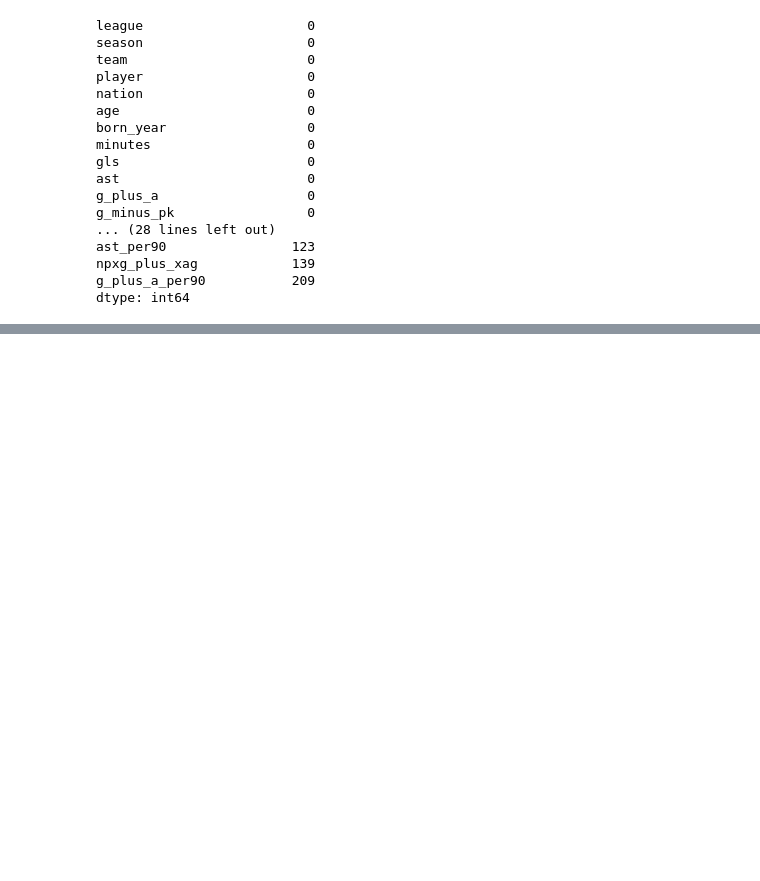
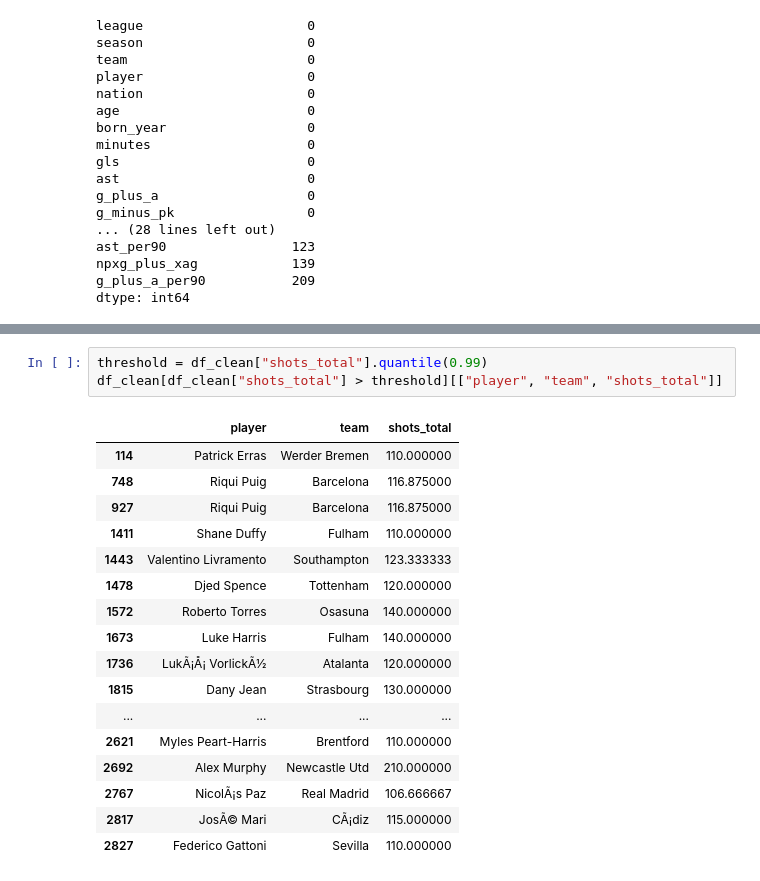
Before and after one commit to RiasMommy/Statapp, a Jupyter notebook: notebook/exploration.ipynb, the cells around one changed output, grey strips where cells are left out. Drawn from its saved outputs; the diff is of its cells as text; blank space fills up the shorter version.

```diff
--- a/notebook/exploration.ipynb
+++ b/notebook/exploration.ipynb
@@ -245,0 +254,21 @@ dtype: int64
+# %%
+threshold = df_clean["shots_total"].quantile(0.99)
+df_clean[df_clean["shots_total"] > threshold][["player", "team", "shots_total"]]
+# %% [output]
+|  | player | team | shots_total |
+| 114 | Patrick Erras | Werder Bremen | 110.000000 |
+| 748 | Riqui Puig | Barcelona | 116.875000 |
+| 927 | Riqui Puig | Barcelona | 116.875000 |
+| 1411 | Shane Duffy | Fulham | 110.000000 |
+| 1443 | Valentino Livramento | Southampton | 123.333333 |
+| 1478 | Djed Spence | Tottenham | 120.000000 |
+| 1572 | Roberto Torres | Osasuna | 140.000000 |
+| 1673 | Luke Harris | Fulham | 140.000000 |
+| 1736 | LukÃ¡Å¡ VorlickÃ½ | Atalanta | 120.000000 |
+| 1815 | Dany Jean | Strasbourg | 130.000000 |
+| ... | ... | ... | ... |
+| 2621 | Myles Peart-Harris | Brentford | 110.000000 |
+| 2692 | Alex Murphy | Newcastle Utd | 210.000000 |
+| 2767 | NicolÃ¡s Paz | Real Madrid | 106.666667 |
+| 2817 | JosÃ© Mari | CÃ¡diz | 115.000000 |
+| 2827 | Federico Gattoni | Sevilla | 110.000000 |
```
Also changed, not shown: parts of 1 cell of this notebook.
